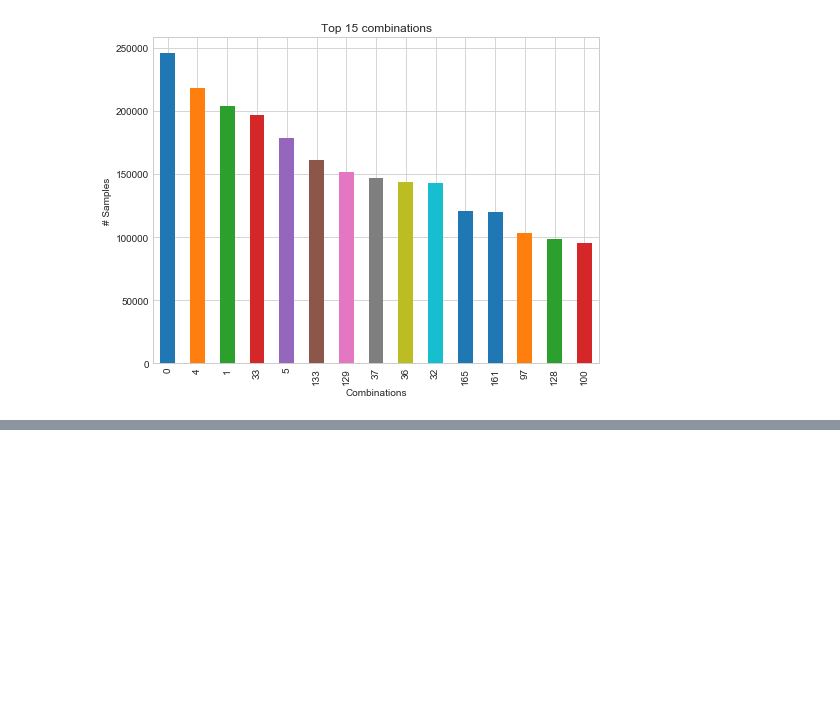
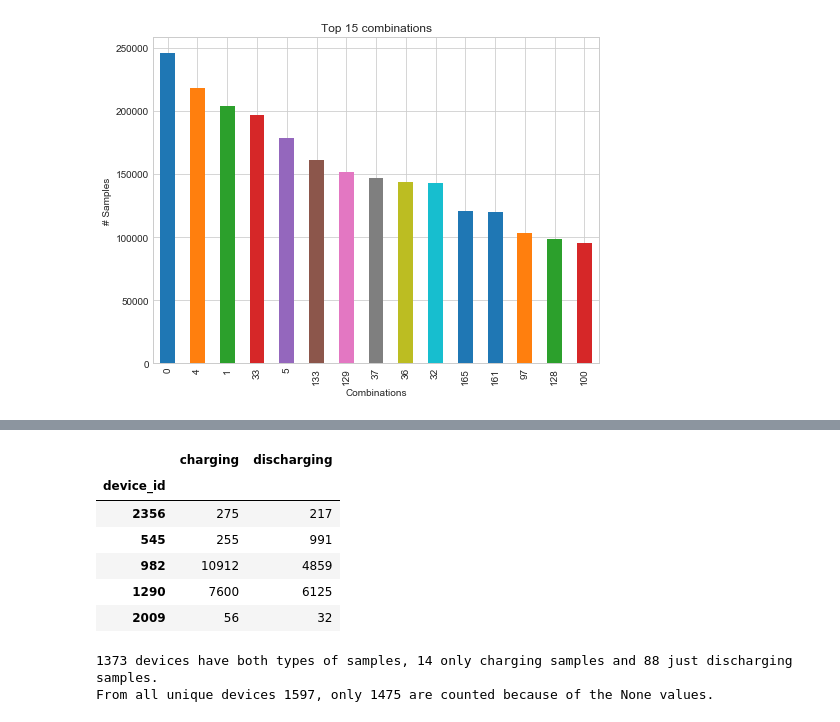
Before and after one commit to greenhub-project/notebooks, a Jupyter notebook: jupyter/StudyA.ipynb, the cells around one changed output, grey strips where cells are left out. Cells and saved outputs as stored; diff of their text form; code cells hidden in the pictures; blank space fills up the shorter version.

Commit message:
feat: count samples types by device

```diff
--- a/jupyter/StudyA.ipynb
+++ b/jupyter/StudyA.ipynb
@@ -9,7 +9,6 @@ This notebook will showcase an overview of the Devices and Samples models, displ
 import pandas as pd
 import numpy as np
 import pyarrow.parquet as pq
-from datetime import timedelta
 
 # visualization
 import matplotlib.pyplot as plt
@@ -29,6 +28,13 @@ def load_df(path, columns=None, nthreads=4, strings_to_categorical=True):
     except Exception as e:
         print(e)
 
+def downcast_ints(df):
+    # downcast int types
+    df_int = df.select_dtypes(include=['int'])
+    converted_int = df_int.apply(pd.to_numeric, downcast='unsigned')
+    df[converted_int.columns] = converted_int
+    return df
+
 def prepare_devices(path):
     cols = ['id', 'model', 'brand', 'manufacturer', 'product', 'os_version', 'kernel_version', 'is_root']
     return load_df(path, cols)
@@ -43,11 +49,7 @@ def prepare_samples(path):
 
     df = df.reset_index(drop=True)
 
-    # downcast int types
-    df_int = df.select_dtypes(include=['int'])
-    converted_int = df_int.apply(pd.to_numeric, downcast='unsigned')
-
-    df[converted_int.columns] = converted_int
+    df = downcast_ints(df)
 
     return df
 # %% [markdown]
@@ -272 +280,31 @@ pl.set(xlabel='Combinations', ylabel='# Samples')
+# %%
+stypes = samples.groupby('device_id').discharging.value_counts().unstack().fillna(0)
+stypes.columns = ['charging', 'discharging']
+
+stypes = stypes.astype(np.int)
+stypes = downcast_ints(stypes)
+
+stypes.sample(5)
+# %% [output]
+|  | charging | discharging |
+| device_id |  |  |
+| 2356 | 275 | 217 |
+| 545 | 255 | 991 |
+| 982 | 10912 | 4859 |
+| 1290 | 7600 | 6125 |
+| 2009 | 56 | 32 |
+# %%
+both = stypes[(stypes.charging > 0) & (stypes.discharging > 0)].shape[0]
+c_only = stypes[(stypes.charging > 0) & (stypes.discharging == 0)].shape[0]
+d_only = stypes[(stypes.charging == 0) & (stypes.discharging > 0)].shape[0]
+
+print('{0} devices have both types of samples, {1} only charging ' \
+      'samples and {2} just discharging samples.'.format(both, c_only, d_only))
+
+print('From all unique devices {0}, only {1} are counted ' \
+      'because of the None values.' \
+      .format(samples.device_id.unique().shape[0], stypes.index.unique().shape[0]))
+# %% [output]
+1373 devices have both types of samples, 14 only charging samples and 88 just discharging samples.
+From all unique devices 1597, only 1475 are counted because of the None values.
 # %%
```
Also changed, not shown: parts of 7 cells of this notebook, 1 other file.
